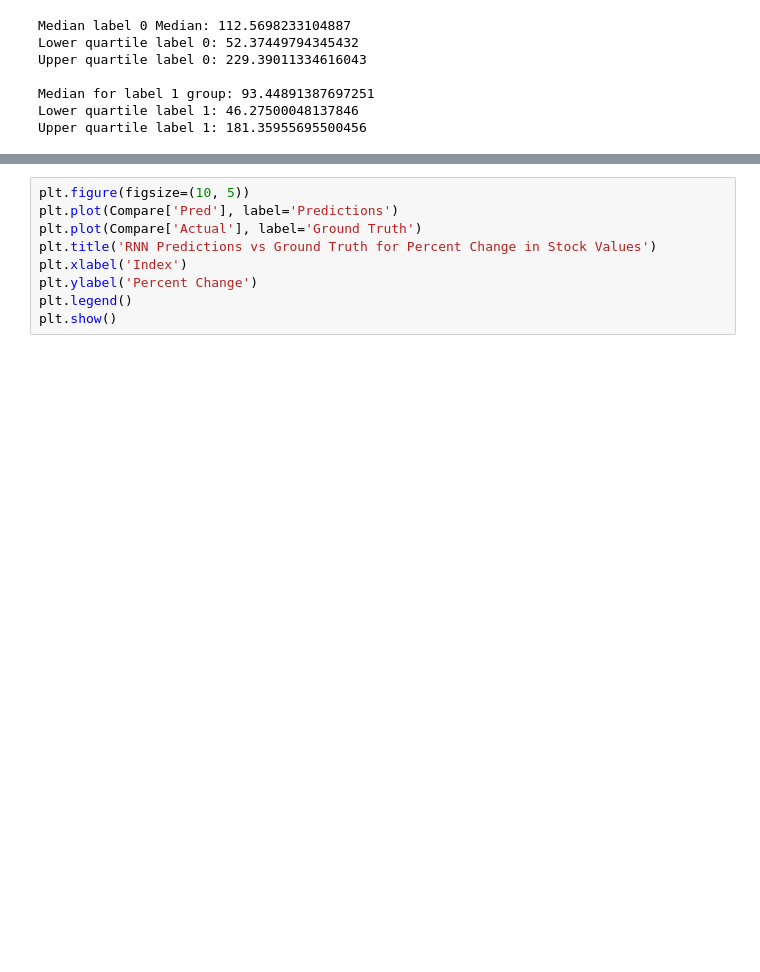
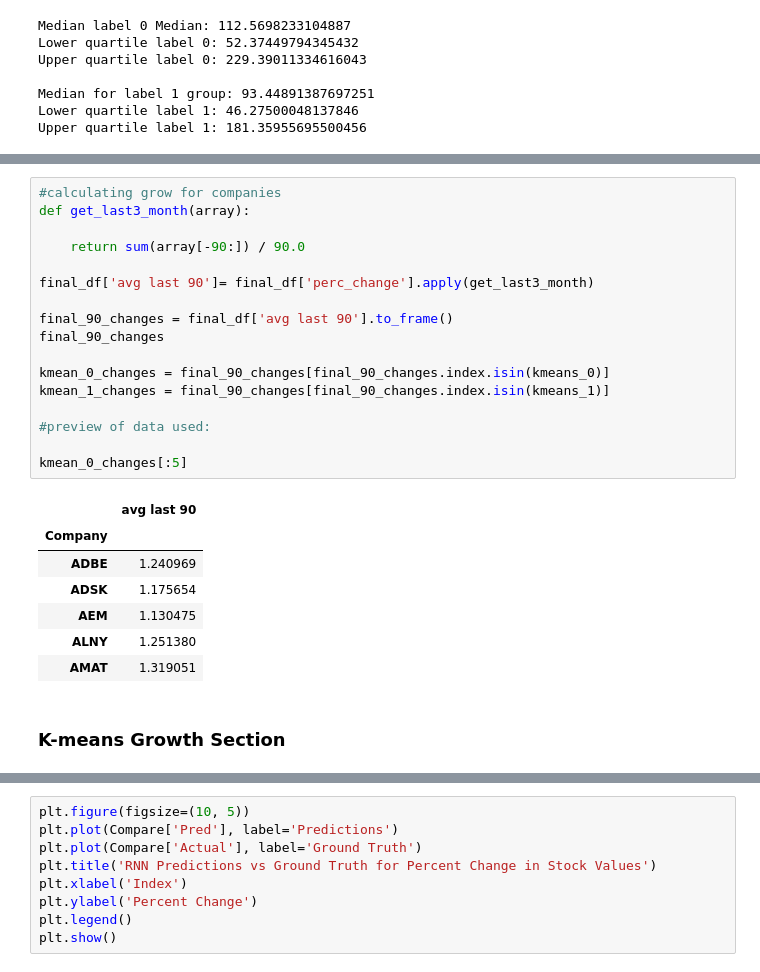
Before and after one commit to helclp/Stock_Volatility_ML_study, a Jupyter notebook: FinalProject_groupXXX.ipynb, the cells around one changed output, grey strips where cells are left out. Saved outputs shown, nothing was run; the diff lists cells and outputs as text; blank space fills up the shorter version.

```diff
--- a/FinalProject_groupXXX.ipynb
+++ b/FinalProject_groupXXX.ipynb
@@ -485 +499,28 @@ Maybe you do model selection again, but using a different kind of metric than be
+# %%
+#calculating grow for companies
+def get_last3_month(array):
+
+    return sum(array[-90:]) / 90.0
+
+final_df['avg last 90']= final_df['perc_change'].apply(get_last3_month)
+
+final_90_changes = final_df['avg last 90'].to_frame()
+final_90_changes
+
+kmean_0_changes = final_90_changes[final_90_changes.index.isin(kmeans_0)]
+kmean_1_changes = final_90_changes[final_90_changes.index.isin(kmeans_1)]
+
+#preview of data used:
+
+kmean_0_changes[:5]
+# %% [output]
+|  | avg last 90 |
+| Company |  |
+| ADBE | 1.240969 |
+| ADSK | 1.175654 |
+| AEM | 1.130475 |
+| ALNY | 1.251380 |
+| AMAT | 1.319051 |
+# %% [markdown]
+### K-means Growth Section
 # %%
```
Also changed, not shown: parts of 43 cells of this notebook.
